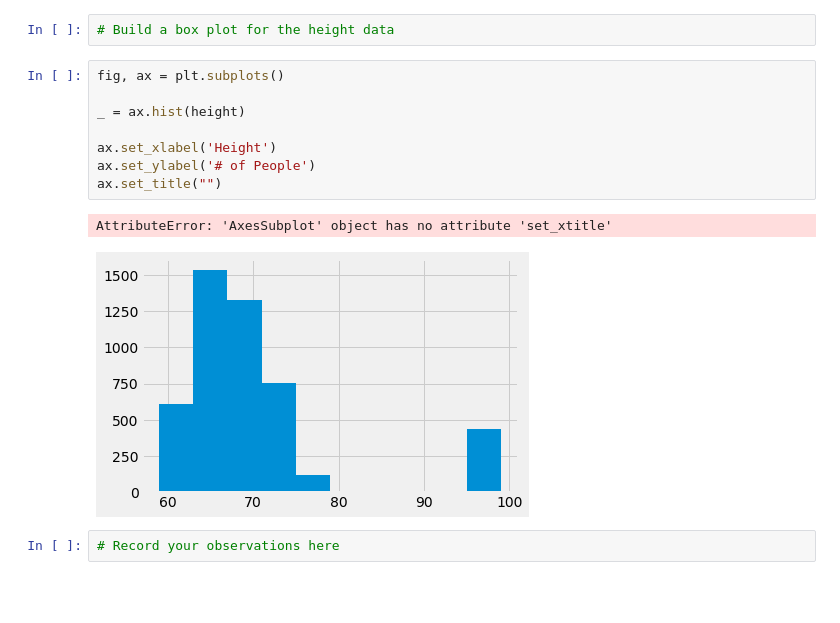
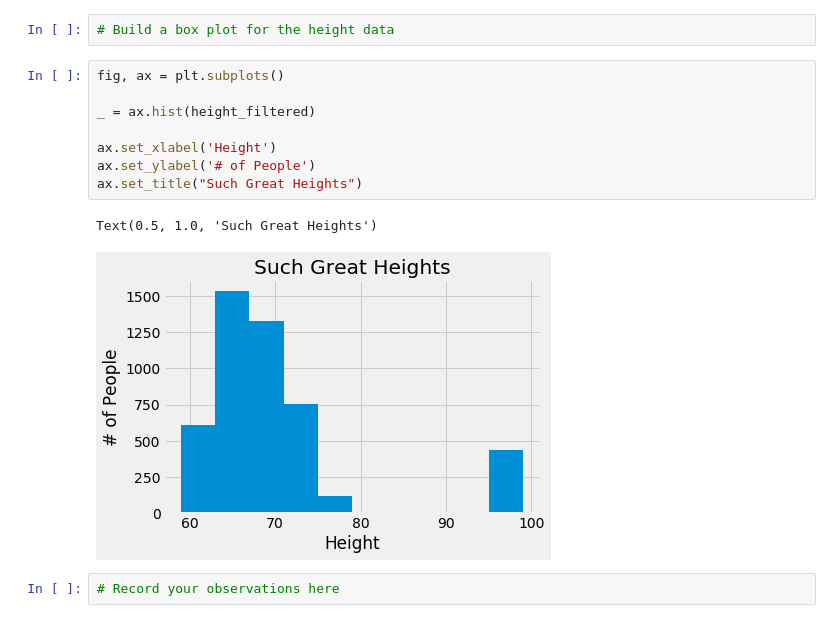
Before and after one commit to MangrobanGit/dsc-1-02-17-implementing-statistics-with-functions-lab-seattle-ds-career-040119, a Jupyter notebook: index.ipynb, the cells around one changed output. Drawn from its saved outputs; the diff is of its cells as text; blank space fills up the shorter version.

```diff
--- a/index.ipynb
+++ b/index.ipynb
@@ -398,14 +398,14 @@ Follow the boxplot method shown earier and build a boxplot for height data. See
 # %%
 fig, ax = plt.subplots()
 
-_ = ax.hist(height)
+_ = ax.hist(height_filtered)
 
 ax.set_xlabel('Height')
 ax.set_ylabel('# of People')
-ax.set_title("")
+ax.set_title("Such Great Heights")
 # %% [output]
-AttributeError: 'AxesSubplot' object has no attribute 'set_xtitle'
+Text(0.5, 1.0, 'Such Great Heights')
-[figure, old version]
+[figure, new version]
 # %%
 # Record your observations here
 # %% [markdown]
```
